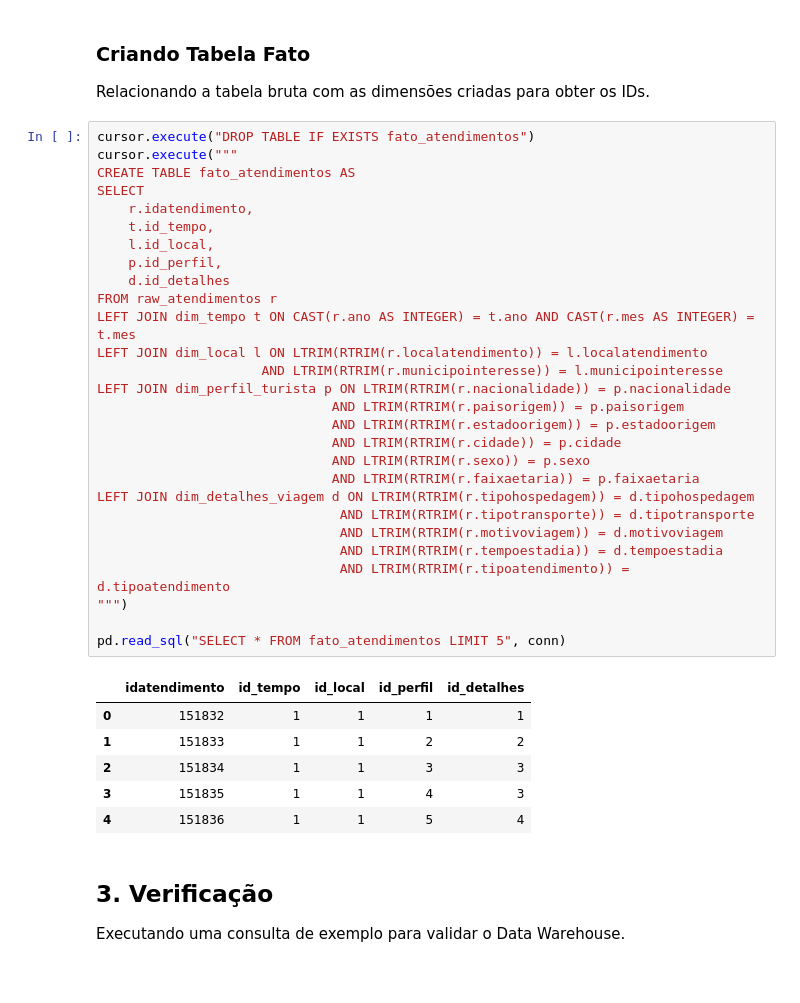
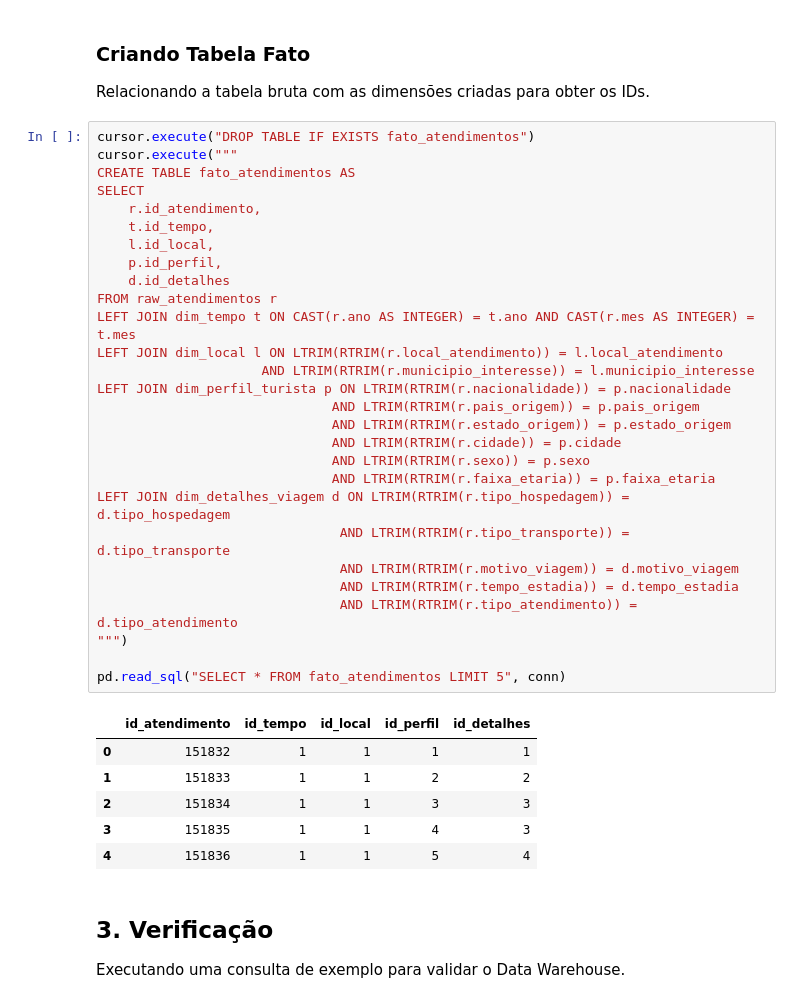
Before and after one commit to VladeMelo/projeto-bd, a Jupyter notebook: ELT.ipynb, the cells around one changed output. Cells and saved outputs as stored; diff of their text form.

```diff
--- a/ELT.ipynb
+++ b/ELT.ipynb
@@ -188,33 +209,33 @@ Relacionando a tabela bruta com as dimensões criadas para obter os IDs.
 # %%
 cursor.execute("DROP TABLE IF EXISTS fato_atendimentos")
 cursor.execute("""
 CREATE TABLE fato_atendimentos AS
 SELECT
-    r.idatendimento,
+    r.id_atendimento,
     t.id_tempo,
     l.id_local,
     p.id_perfil,
     d.id_detalhes
 FROM raw_atendimentos r
 LEFT JOIN dim_tempo t ON CAST(r.ano AS INTEGER) = t.ano AND CAST(r.mes AS INTEGER) = t.mes
-LEFT JOIN dim_local l ON LTRIM(RTRIM(r.localatendimento)) = l.localatendimento
-                     AND LTRIM(RTRIM(r.municipointeresse)) = l.municipointeresse
+LEFT JOIN dim_local l ON LTRIM(RTRIM(r.local_atendimento)) = l.local_atendimento
+                     AND LTRIM(RTRIM(r.municipio_interesse)) = l.municipio_interesse
 LEFT JOIN dim_perfil_turista p ON LTRIM(RTRIM(r.nacionalidade)) = p.nacionalidade
-                              AND LTRIM(RTRIM(r.paisorigem)) = p.paisorigem
-                              AND LTRIM(RTRIM(r.estadoorigem)) = p.estadoorigem
+                              AND LTRIM(RTRIM(r.pais_origem)) = p.pais_origem
+                              AND LTRIM(RTRIM(r.estado_origem)) = p.estado_origem
                               AND LTRIM(RTRIM(r.cidade)) = p.cidade
                               AND LTRIM(RTRIM(r.sexo)) = p.sexo
-                              AND LTRIM(RTRIM(r.faixaetaria)) = p.faixaetaria
-LEFT JOIN dim_detalhes_viagem d ON LTRIM(RTRIM(r.tipohospedagem)) = d.tipohospedagem
-                               AND LTRIM(RTRIM(r.tipotransporte)) = d.tipotransporte
-                               AND LTRIM(RTRIM(r.motivoviagem)) = d.motivoviagem
-                               AND LTRIM(RTRIM(r.tempoestadia)) = d.tempoestadia
-                               AND LTRIM(RTRIM(r.tipoatendimento)) = d.tipoatendimento
+                              AND LTRIM(RTRIM(r.faixa_etaria)) = p.faixa_etaria
+LEFT JOIN dim_detalhes_viagem d ON LTRIM(RTRIM(r.tipo_hospedagem)) = d.tipo_hospedagem
+                               AND LTRIM(RTRIM(r.tipo_transporte)) = d.tipo_transporte
+                               AND LTRIM(RTRIM(r.motivo_viagem)) = d.motivo_viagem
+                               AND LTRIM(RTRIM(r.tempo_estadia)) = d.tempo_estadia
+                               AND LTRIM(RTRIM(r.tipo_atendimento)) = d.tipo_atendimento
 """)
 
 pd.read_sql("SELECT * FROM fato_atendimentos LIMIT 5", conn)
 # %% [output]
-|  | idatendimento | id_tempo | id_local | id_perfil | id_detalhes |
+|  | id_atendimento | id_tempo | id_local | id_perfil | id_detalhes |
 | 0 | 151832 | 1 | 1 | 1 | 1 |
 | 1 | 151833 | 1 | 1 | 2 | 2 |
 | 2 | 151834 | 1 | 1 | 3 | 3 |
```
Also changed, not shown: parts of 6 cells of this notebook, 1 other file.
